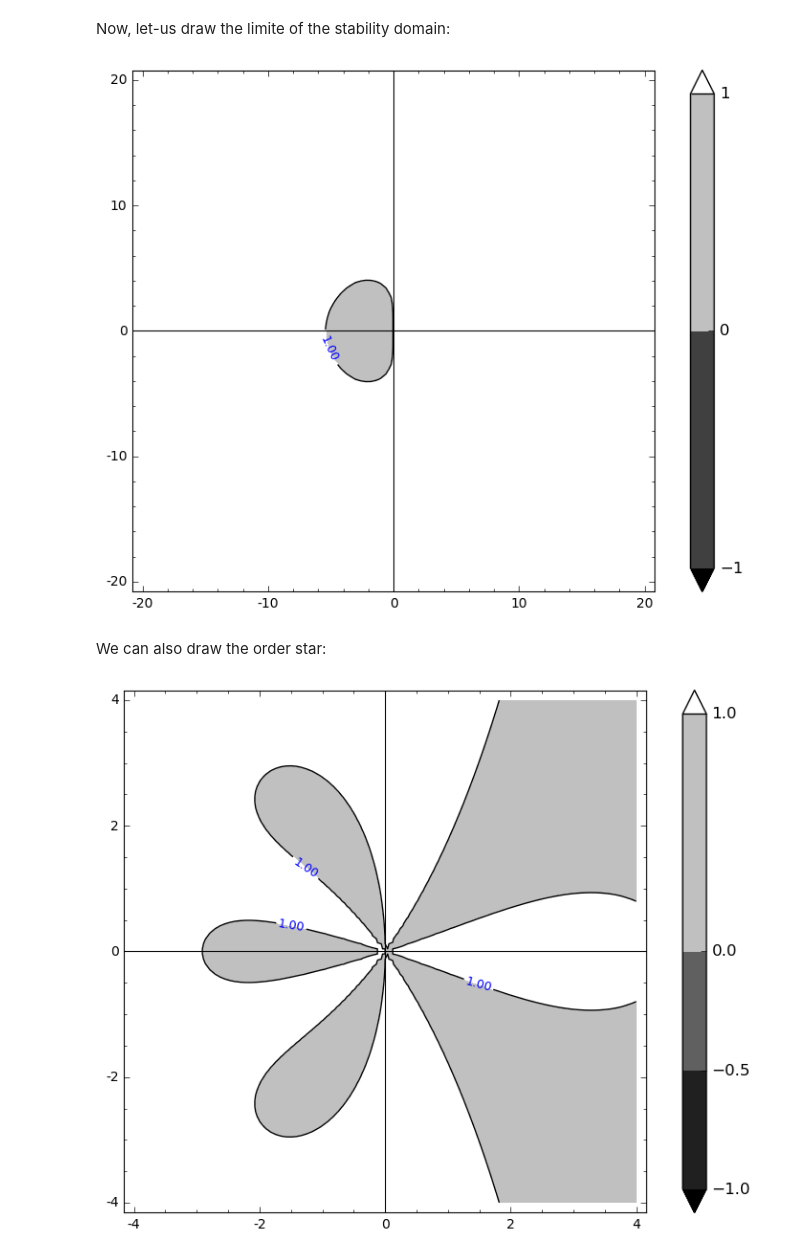
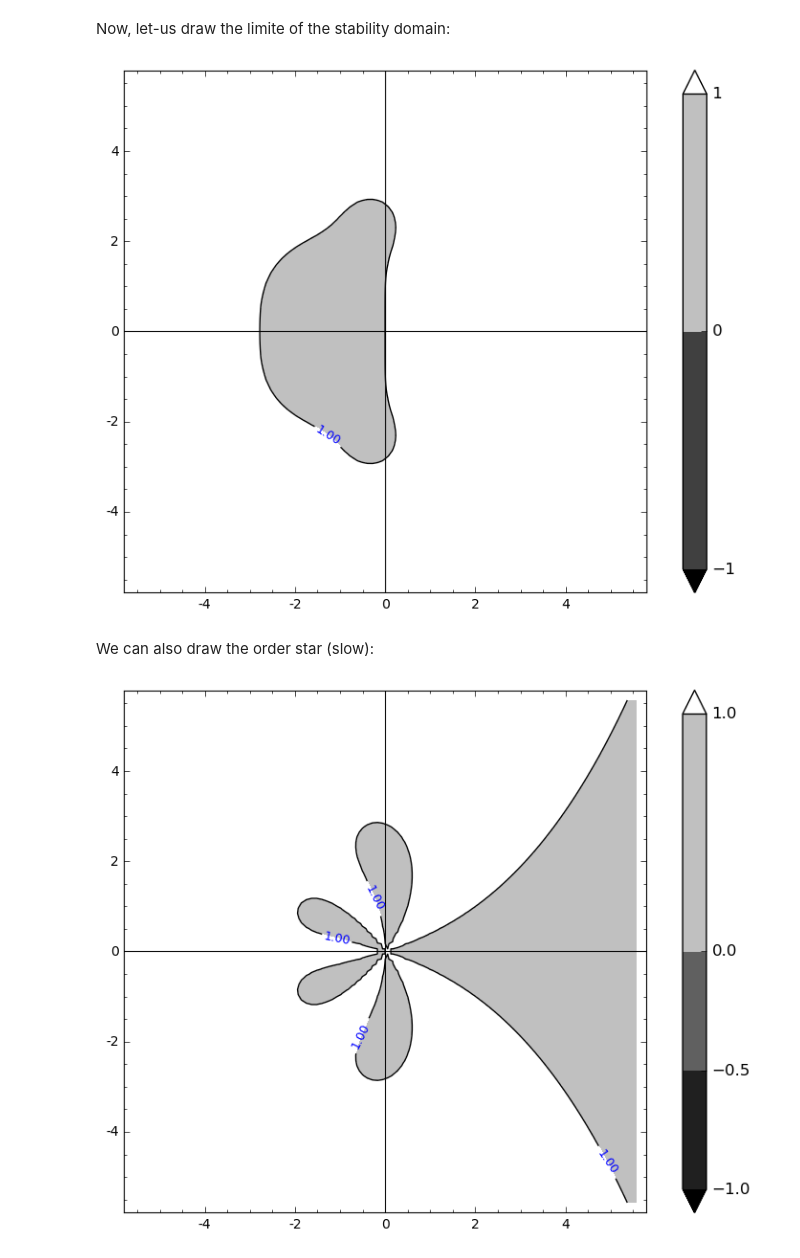
Before and after one commit to Thierry-Dumont/RKkit, a Jupyter notebook: Example.ipynb, the cells around one changed output. Cells and saved outputs as stored; diff of their text form; code cells hidden in the pictures.

Commit message:
graphics improved (a bit)

```diff
--- a/Example.ipynb
+++ b/Example.ipynb
@@ -13,11 +13,11 @@ load("lobatto4.sage","radau5.sage","sdirk3.sage","gauss4.sage","radau2a.sage","r
 Choose one formula:
 # %%
 #RK=Radau5
-RK=Lobatto4
+#RK=Lobatto4
 #RK=SDIRK3
 #RK=Gauss4
 #RK=Radau2a
-#RK=RK4
+RK=RK4
 #RK=SDIRK5
 # %%
 print RK.title
@@ -79,16 +79,16 @@ F.order
 # %% [markdown]
 Now, let-us draw the limite of the stability domain:
 # %%
-p=RKplot(F,fill=True,ncurves=2,Enlarge=5)
+p=RKplot(F,fill=True,ncurves=2,Enlarge=2)
 p.show()
 # %% [output]
-[figure, old version]
+[figure, new version]
 # %% [markdown]
-We can also draw the order star:
+We can also draw the order star (slow):
 # %%
-p=RKplot(F,fill=True,ncurves=1,type="star",Enlarge=1)
+p=RKplot(F,fill=True,ncurves=1,type="star",Enlarge=2)
 #p=RKplot(F,fill=False,ncurves=1,type="star",limits=[(-7.5,+15),(-10,10)])
 
 p.show()
 # %% [output]
-[figure, old version]
+[figure, new version]
```
Also changed, not shown: parts of 8 cells of this notebook, 1 other file.
